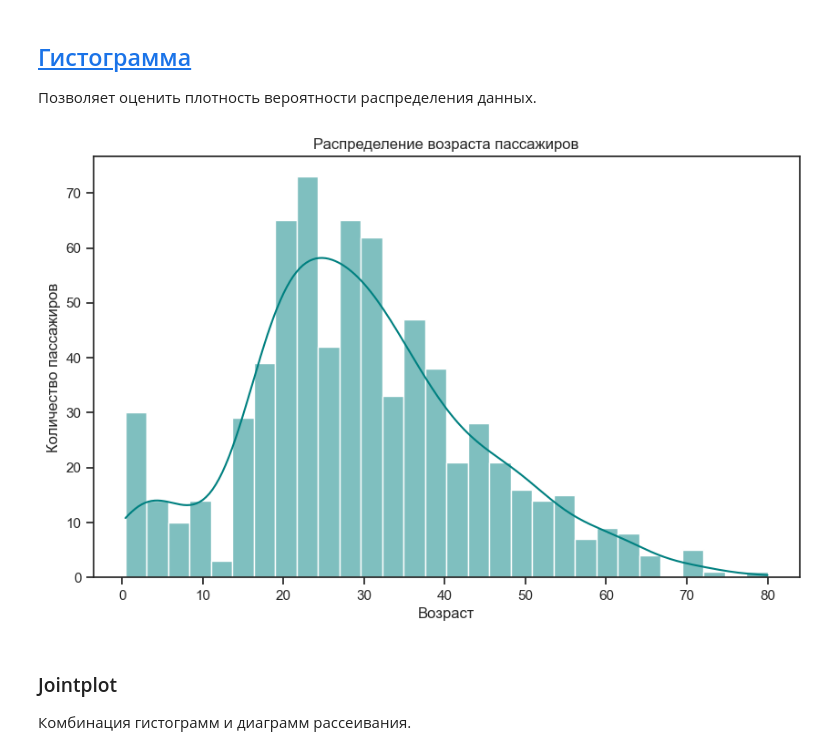
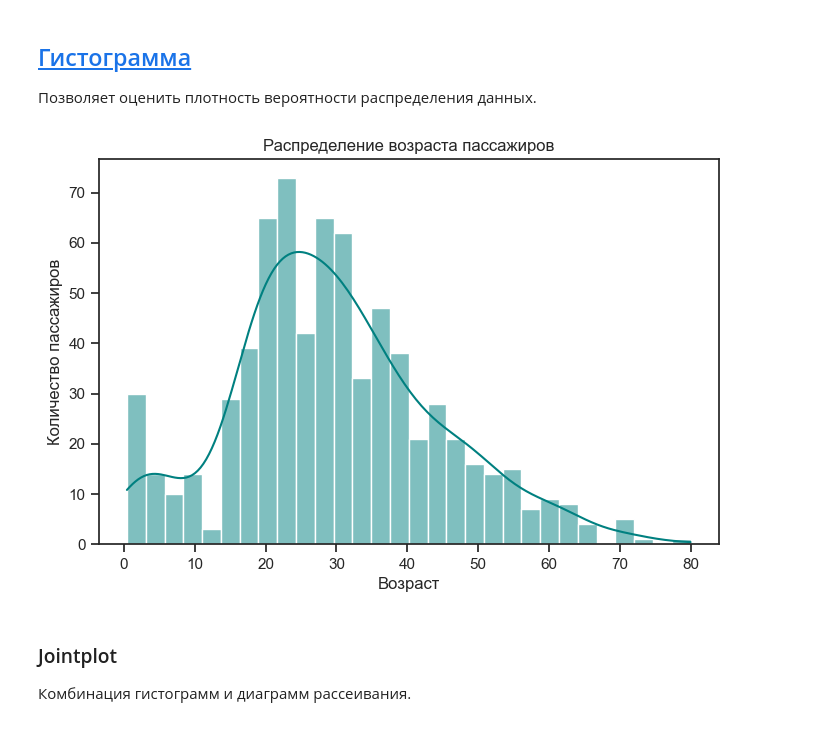
Before and after one commit to resxton/MLT_2025, a Jupyter notebook: ЛР1/ЛР1.ipynb, the cells around one changed output. Cells and saved outputs as stored; diff of their text form; code cells hidden in the pictures.

```diff
--- a/ЛР1/ЛР1.ipynb
+++ b/ЛР1/ЛР1.ipynb
@@ -156,14 +156,14 @@ plt.show()
 ## [Гистограмма](https://en.wikipedia.org/wiki/Histogram)
 Позволяет оценить плотность вероятности распределения данных.
 # %%
-plt.figure(figsize=(10, 6))
+plt.figure(figsize=(8, 5))
 sns.histplot(data["Age"].dropna(), bins=30, kde=True, color="teal")
 plt.title("Распределение возраста пассажиров")
 plt.xlabel("Возраст")
 plt.ylabel("Количество пассажиров")
 plt.show()
 # %% [output]
-[figure, old version]
+[figure, new version]
 # %% [markdown]
 ### Jointplot
 Комбинация гистограмм и диаграмм рассеивания.
```
Also changed, not shown: parts of 20 cells of this notebook, 2 other files.
